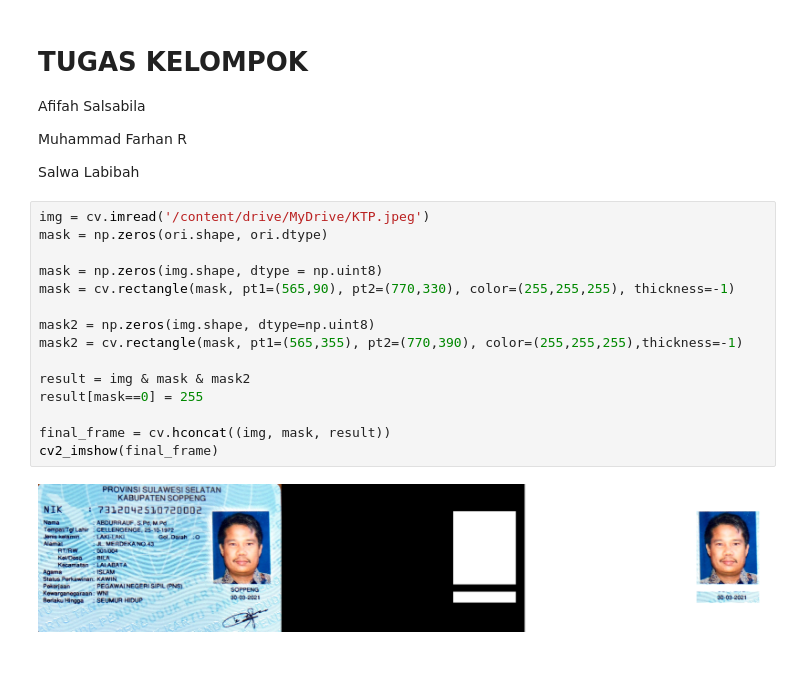
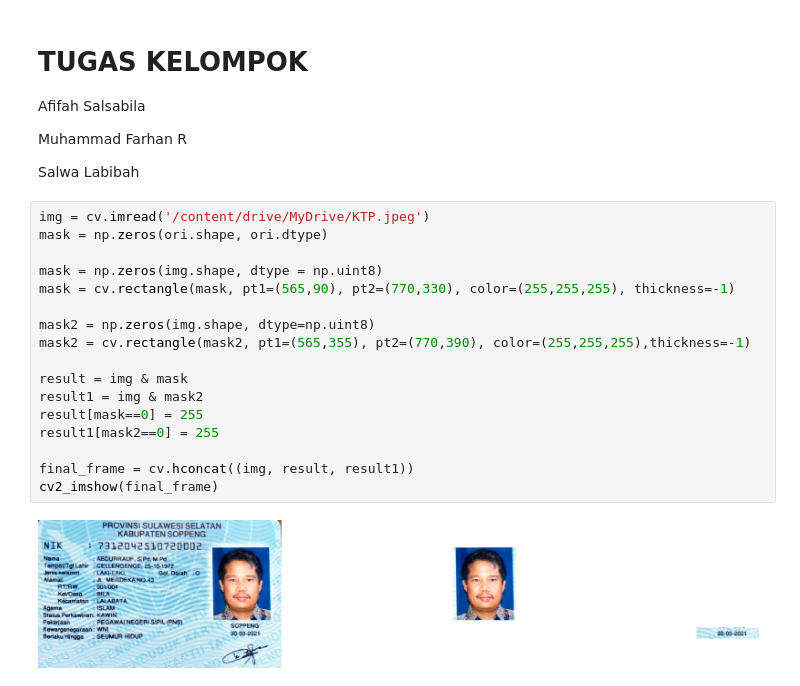
Before and after one commit to afifahsalsa/PCVK_Genap_2023, a Jupyter notebook: Week5.ipynb, the cells around one changed output. Drawn from its saved outputs; the diff is of its cells as text.

```diff
--- a/Week5.ipynb
+++ b/Week5.ipynb
@@ -366,17 +366,19 @@ Salwa Labibah
 # %%
 img = cv.imread('/content/drive/MyDrive/KTP.jpeg')
 mask = np.zeros(ori.shape, ori.dtype)
 
 mask = np.zeros(img.shape, dtype = np.uint8)
 mask = cv.rectangle(mask, pt1=(565,90), pt2=(770,330), color=(255,255,255), thickness=-1)
 
 mask2 = np.zeros(img.shape, dtype=np.uint8)
-mask2 = cv.rectangle(mask, pt1=(565,355), pt2=(770,390), color=(255,255,255),thickness=-1)
+mask2 = cv.rectangle(mask2, pt1=(565,355), pt2=(770,390), color=(255,255,255),thickness=-1)
 
-result = img & mask & mask2
+result = img & mask
+result1 = img & mask2
 result[mask==0] = 255
+result1[mask2==0] = 255
 
-final_frame = cv.hconcat((img, mask, result))
+final_frame = cv.hconcat((img, result, result1))
 cv2_imshow(final_frame)
 # %% [output]
-[figure, old version]
+[figure, new version]
```
